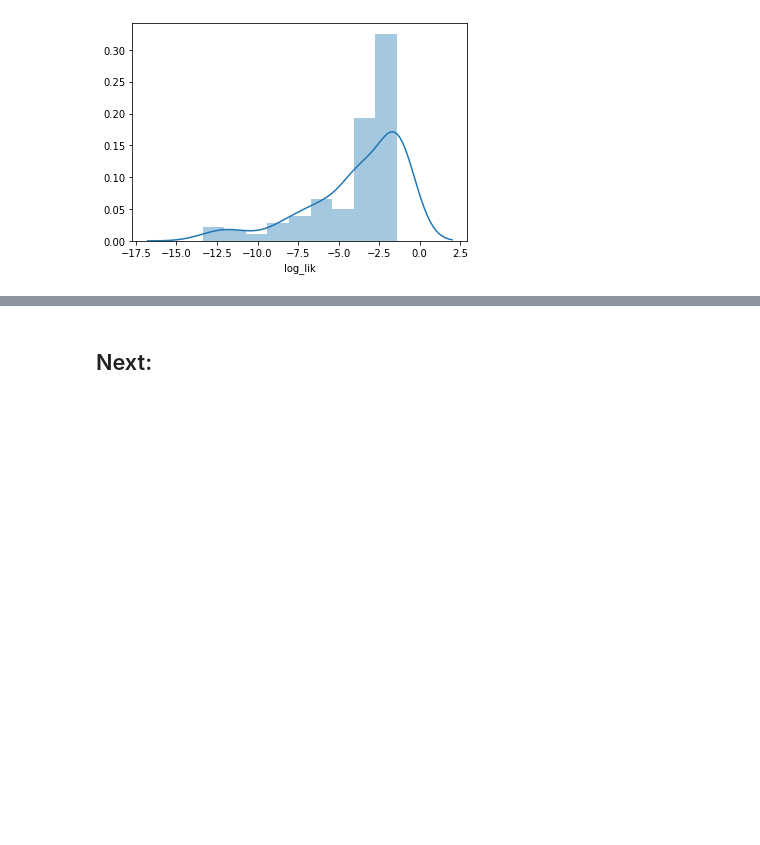
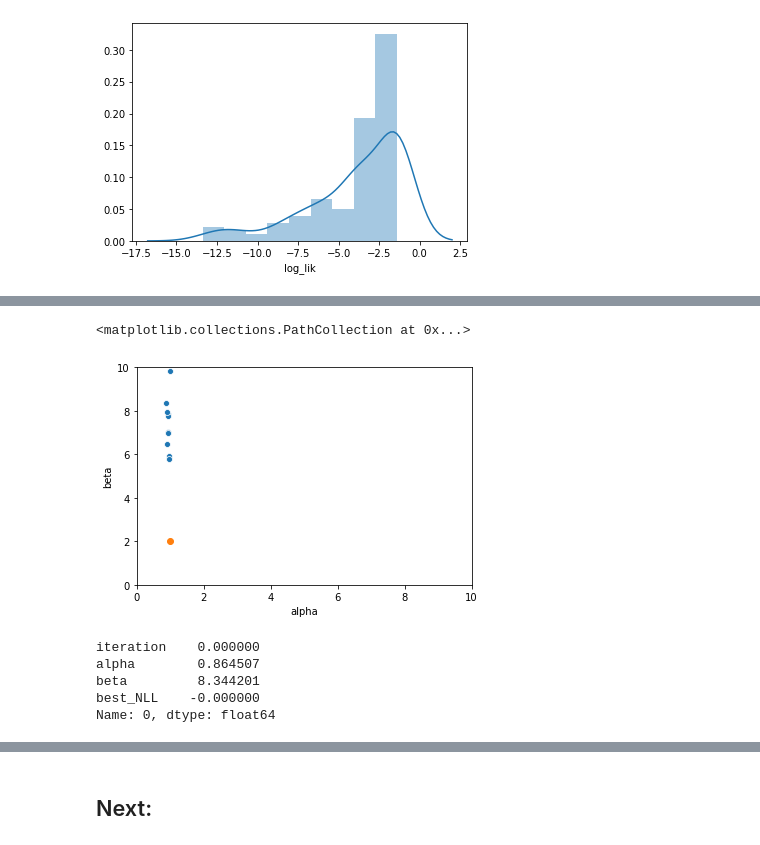
Before and after one commit to jeroenvanbaar/Computational_modeling_tutorial, a Jupyter notebook: 4.Automating_model_fitting_and_model_comparison.ipynb, the cells around one changed output, grey strips where cells are left out. Drawn from its saved outputs; the diff is of its cells as text; code cells hidden in the pictures; blank space fills up the shorter version.

```diff
--- a/4.Automating_model_fitting_and_model_comparison.ipynb
+++ b/4.Automating_model_fitting_and_model_comparison.ipynb
@@ -281,0 +366,11 @@ sns.distplot(model_fits_allsubs.query('log_lik < -.1')['log_lik'])
+# %%
+# Step 3: fit model to these simulated data
+n_iter = 10
+objective_function = lambda params: compute_negloglike(params, sim_data)
+fit_results = pd.DataFrame()
+for i in range(n_iter):
+    x0 = np.random.rand(2)
+    out = scipy.optimize.fmin(objective_function, x0, full_output=True)
+    best_params, best_NLL = out[:2]
+    fit_results = fit_results.append(pd.DataFrame([[i, best_params[0], best_params[1], best_NLL]],
+                                     columns = ['iteration','alpha','beta','best_NLL']))
@@ -281,0 +400,2 @@ sns.distplot(model_fits_allsubs.query('log_lik < -.1')['log_lik'])
+# %%
+best_solutions = fit_results.query('best_NLL == @best_NLL').copy()
@@ -281,0 +411,16 @@ sns.distplot(model_fits_allsubs.query('log_lik < -.1')['log_lik'])
+# %%
+sns.scatterplot(data = best_solutions, x = 'alpha', y = 'beta')
+plt.xlim([0,10]); plt.ylim([0,10]);
+plt.scatter(alpha,beta)
+# %% [output]
+<matplotlib.collections.PathCollection at 0x...>
+[figure, added]
+# %%
+best_solution = best_solutions.iloc[0]
+best_solution
+# %% [output]
+iteration    0.000000
+alpha        0.864507
+beta         8.344201
+best_NLL    -0.000000
+Name: 0, dtype: float64
```
Also changed, not shown: parts of 38 cells of this notebook, 1 other file.
